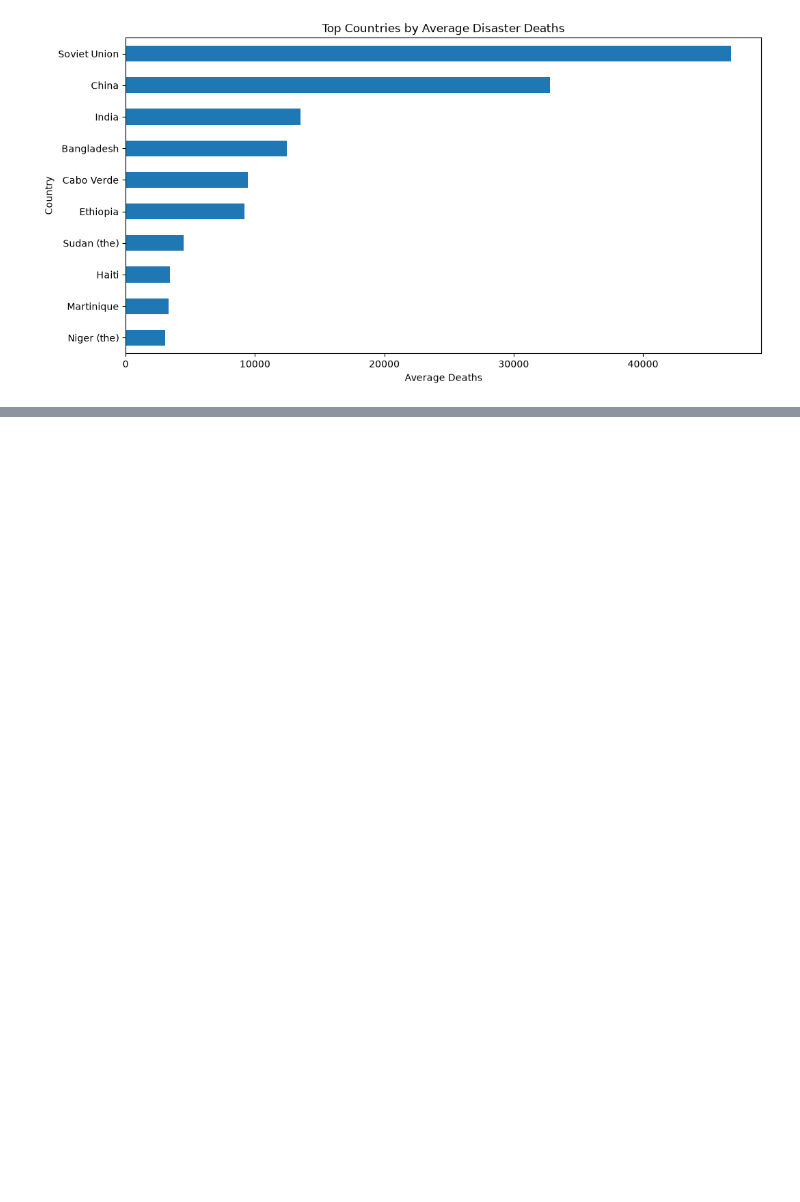
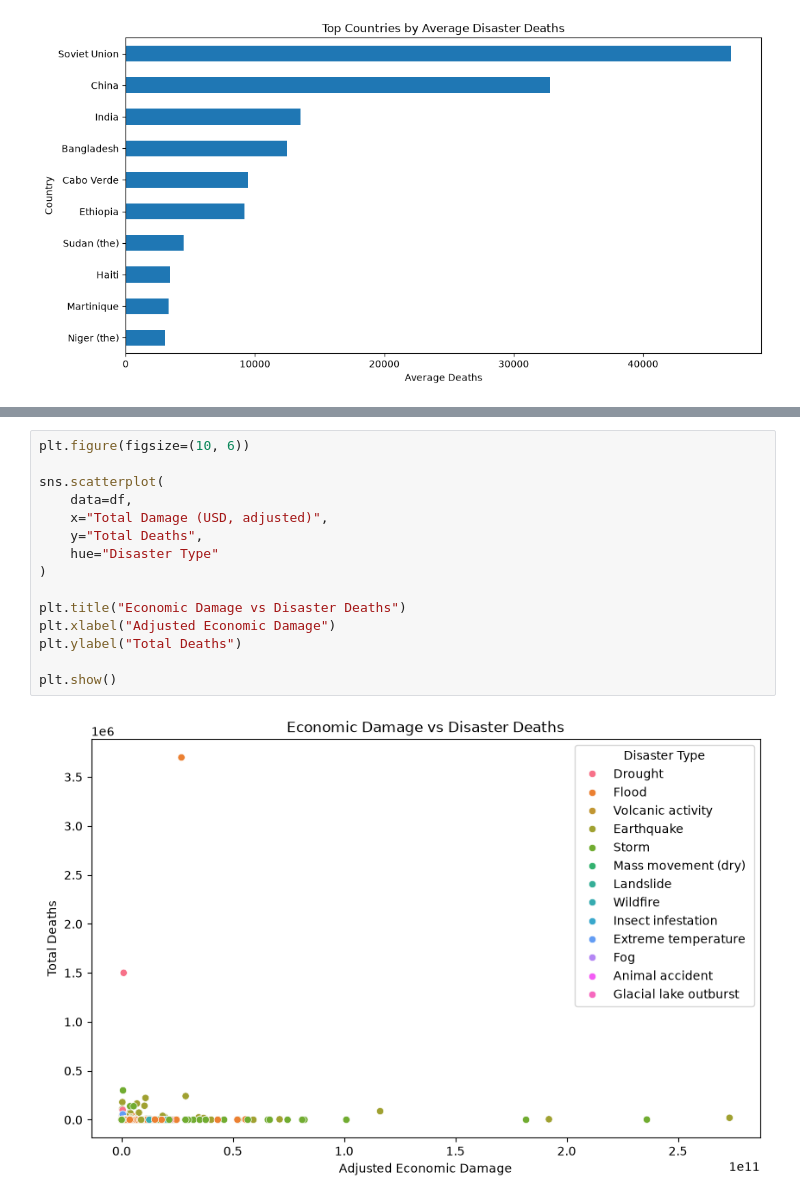
Before and after one commit to ShreyaAyyaparaj/data-visualization-techniques, a Jupyter notebook: dvt_04.ipynb, the cells around one changed output, grey strips where cells are left out. Drawn from its saved outputs; the diff is of its cells as text; blank space fills up the shorter version.

```diff
--- a/dvt_04.ipynb
+++ b/dvt_04.ipynb
@@ -214,0 +280,17 @@ ValueError: could not convert string to float: '2,8490844088613'
+# %%
+plt.figure(figsize=(10, 6))
+
+sns.scatterplot(
+    data=df,
+    x="Total Damage (USD, adjusted)",
+    y="Total Deaths",
+    hue="Disaster Type"
+)
+
+plt.title("Economic Damage vs Disaster Deaths")
+plt.xlabel("Adjusted Economic Damage")
+plt.ylabel("Total Deaths")
+
+plt.show()
+# %% [output]
+[figure, added]
```
Also changed, not shown: parts of 4 cells of this notebook.
